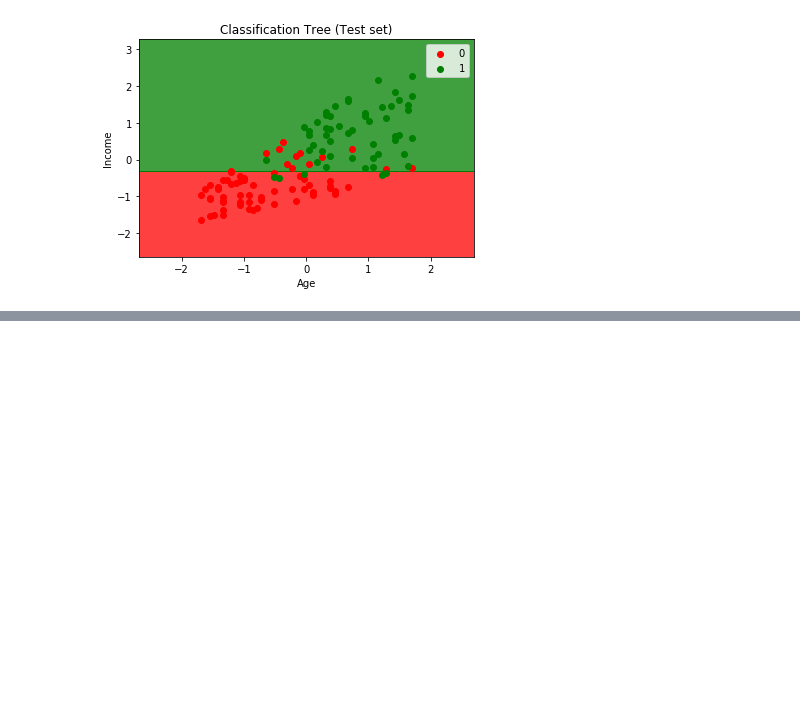
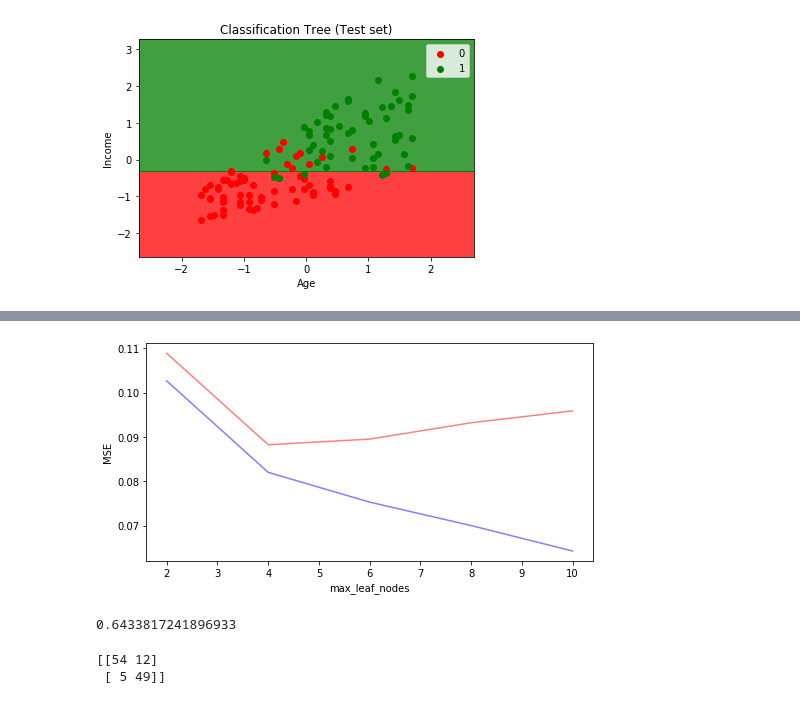
Before and after one commit to katerynakononova/ML, a Jupyter notebook: Python/08 Classification Tree.ipynb, the cells around one changed output, grey strips where cells are left out. Drawn from its saved outputs; the diff is of its cells as text; code cells hidden in the pictures; blank space fills up the shorter version.

```diff
--- a/Python/08 Classification Tree.ipynb
+++ b/Python/08 Classification Tree.ipynb
@@ -100,0 +120,18 @@ plt.show()
+# %%
+def rf_max_leaf_nodes(X_train, X_test, y_train, y_test, n):
+    mse_train = []
+    mse_test = []
+    for i in n:
+        rf = RandomForestRegressor(n_estimators=10, max_leaf_nodes =i, random_state=10).fit(X_train, y_train)
+        mse_train.append(mean_squared_error(y_train, rf.predict(X_train)))
+        mse_test.append(mean_squared_error(y_test, rf.predict(X_test)))
+    fig, ax = plt.subplots(figsize=(8, 4))
+    ax.plot(n, mse_train, alpha=0.5, color='blue', label='train')
+    ax.plot(n, mse_test, alpha=0.5, color='red', label='test')
+    ax.set_ylabel("MSE")
+    ax.set_xlabel("max_leaf_nodes")
+# %%
+# The optimal number of max_leaf_nodes
+rf_max_leaf_nodes(X_train, X_test, y_train, y_test, [2, 4, 6, 8, 10])
+# %% [output]
+[figure, added]
@@ -100,0 +142,15 @@ plt.show()
+# %%
+# Predicting the Test set results
+y_pred = rf.predict(X_test)
+y_pred = (y_pred > 0.5)
+rf.score(X_test,y_test)
+# %% [output]
+0.6433817241896933
+# %%
+# Making the Confusion Matrix
+from sklearn.metrics import confusion_matrix
+cm = confusion_matrix(y_test, y_pred)
+print(cm)
+# %% [output]
+[[54 12]
+ [ 5 49]]
```
Also changed, not shown: parts of 3 cells of this notebook.
